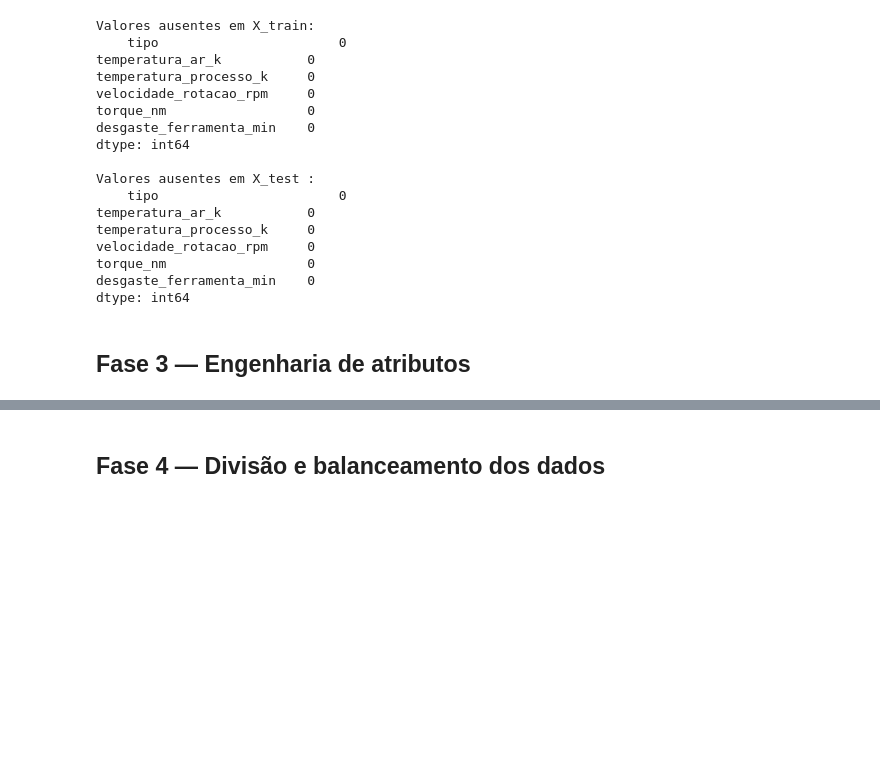
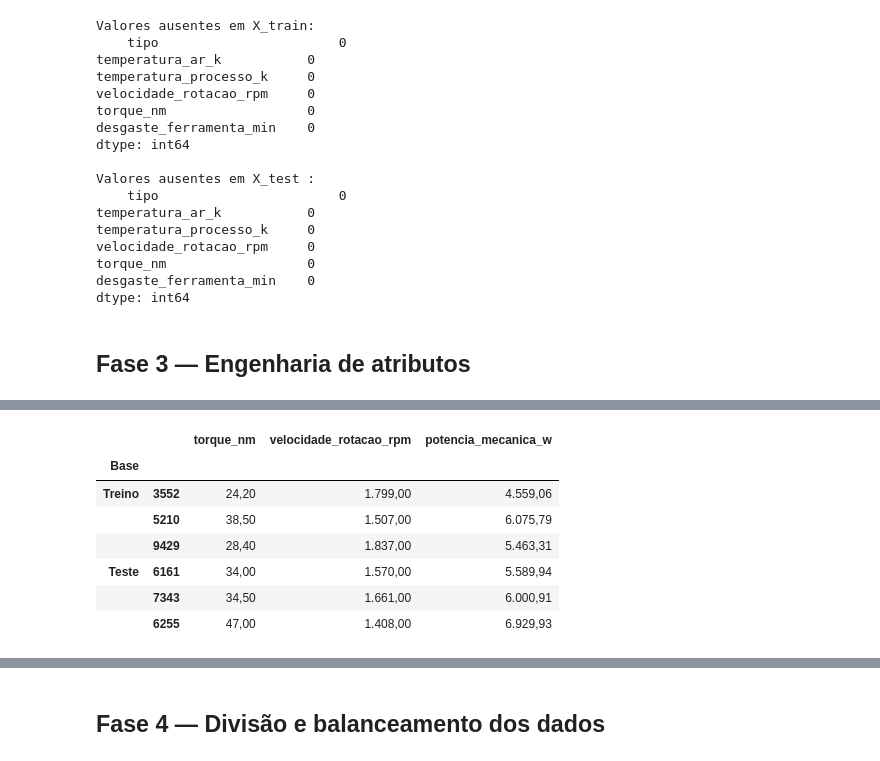
Before and after one commit to CorreaBrunoMiguel/projeto_final, a Jupyter notebook: notebooks/manutencao_preditiva.ipynb, the cells around one changed output, grey strips where cells are left out. Saved outputs shown, nothing was run; the diff lists cells and outputs as text; code cells hidden in the pictures; blank space fills up the shorter version.

```diff
--- a/notebooks/manutencao_preditiva.ipynb
+++ b/notebooks/manutencao_preditiva.ipynb
@@ -564,0 +575,24 @@ dtype: int64
+# %%
+X_train["potencia_mecanica_w"] = (
+    X_train.torque_nm * X_train.velocidade_rotacao_rpm * (2 * pi) / 60
+)
+X_test["potencia_mecanica_w"] = (
+    X_test.torque_nm * X_test.velocidade_rotacao_rpm * (2 * pi) / 60
+)
+
+cols_check = ["torque_nm", "velocidade_rotacao_rpm", "potencia_mecanica_w"]
+
+amostra = pd.concat(
+    {"Treino": X_train[cols_check].head(3), "Teste": X_test[cols_check].head(3)},
+    names=["Base", None],
+)
+display(amostra.style.format(precision=2, decimal=",", thousands="."))
+# %% [output]
+|  |  | torque_nm | velocidade_rotacao_rpm | potencia_mecanica_w |
+| Base |  |  |  |  |
+| Treino | 3552 | 24,20 | 1.799,00 | 4.559,06 |
+|  | 5210 | 38,50 | 1.507,00 | 6.075,79 |
+|  | 9429 | 28,40 | 1.837,00 | 5.463,31 |
+| Teste | 6161 | 34,00 | 1.570,00 | 5.589,94 |
+|  | 7343 | 34,50 | 1.661,00 | 6.000,91 |
+|  | 6255 | 47,00 | 1.408,00 | 6.929,93 |
```
Also changed, not shown: parts of 3 cells of this notebook.
